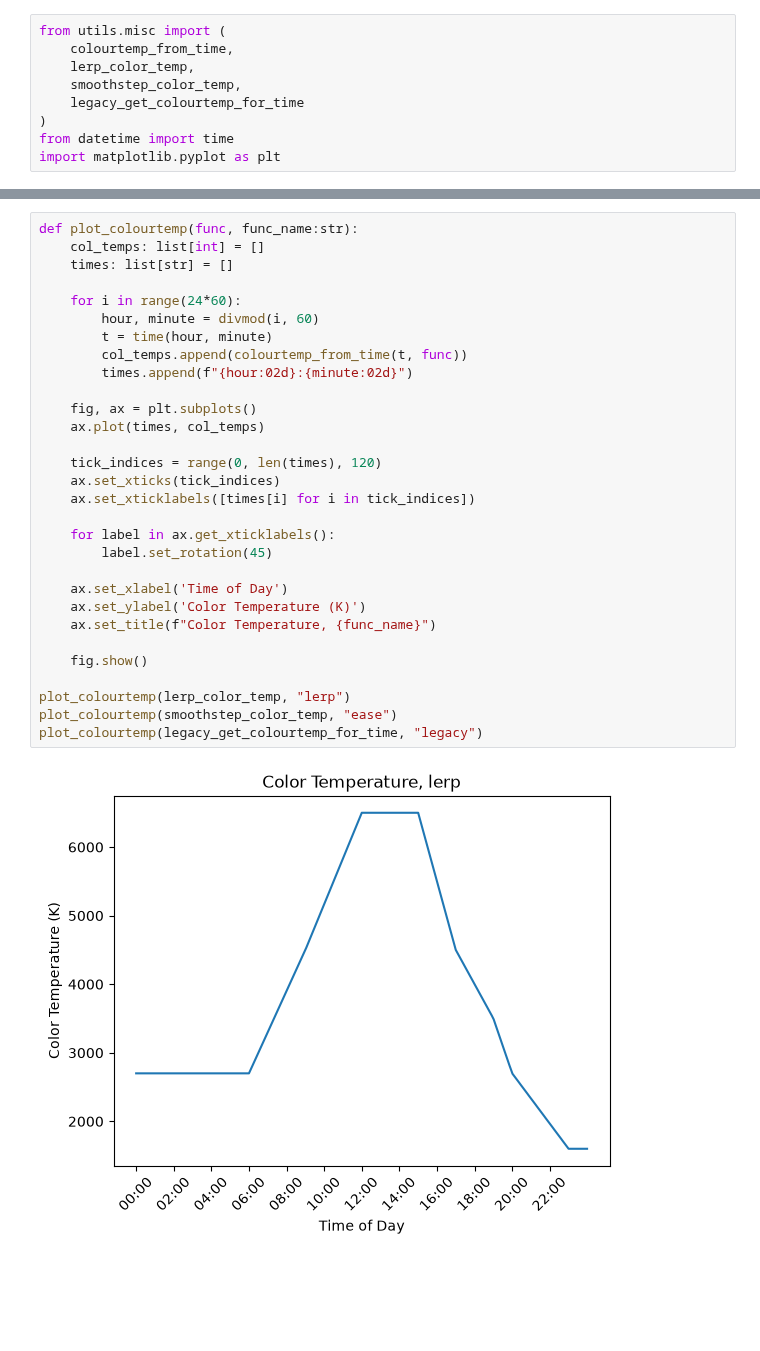
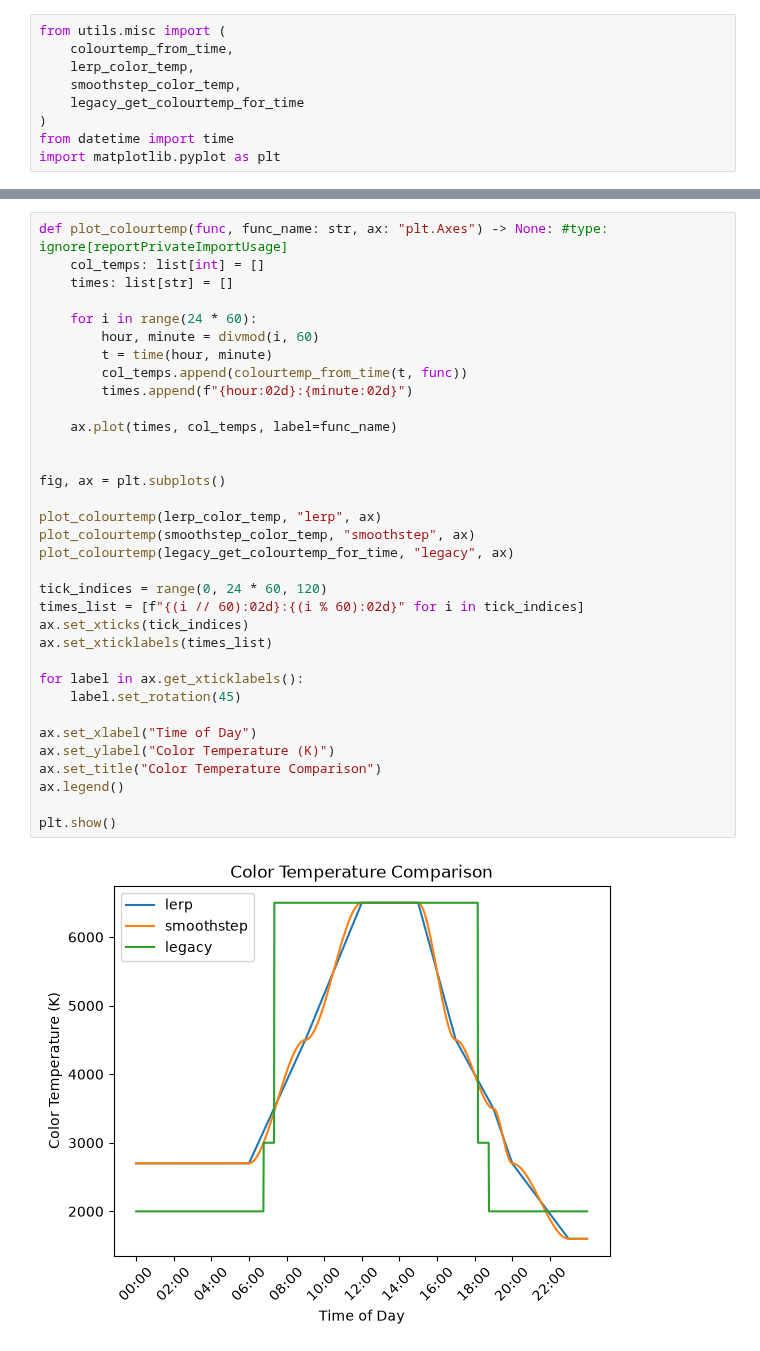
Before and after one commit to g-b-f/smart_home, a Jupyter notebook: testing.ipynb, the cells around one changed output, grey strips where cells are left out. Drawn from its saved outputs; the diff is of its cells as text; blank space fills up the shorter version.

Commit message:
combine plots on graph

```diff
--- a/testing.ipynb
+++ b/testing.ipynb
@@ -66,32 +12,36 @@ Text(0.5, 1.0, 'Color Temperature, ease')
 # %%
-def plot_colourtemp(func, func_name:str):
+def plot_colourtemp(func, func_name: str, ax: "plt.Axes") -> None: #type: ignore[reportPrivateImportUsage]
     col_temps: list[int] = []
     times: list[str] = []
 
-    for i in range(24*60):
+    for i in range(24 * 60):
         hour, minute = divmod(i, 60)
         t = time(hour, minute)
         col_temps.append(colourtemp_from_time(t, func))
         times.append(f"{hour:02d}:{minute:02d}")
 
-    fig, ax = plt.subplots()
-    ax.plot(times, col_temps)
+    ax.plot(times, col_temps, label=func_name)
 
-    tick_indices = range(0, len(times), 120)
-    ax.set_xticks(tick_indices)
-    ax.set_xticklabels([times[i] for i in tick_indices])
 
-    for label in ax.get_xticklabels():
-        label.set_rotation(45)
+fig, ax = plt.subplots()
 
-    ax.set_xlabel('Time of Day')
-    ax.set_ylabel('Color Temperature (K)')
-    ax.set_title(f"Color Temperature, {func_name}")
+plot_colourtemp(lerp_color_temp, "lerp", ax)
+plot_colourtemp(smoothstep_color_temp, "smoothstep", ax)
+plot_colourtemp(legacy_get_colourtemp_for_time, "legacy", ax)
 
-    fig.show()
+tick_indices = range(0, 24 * 60, 120)
+times_list = [f"{(i // 60):02d}:{(i % 60):02d}" for i in tick_indices]
+ax.set_xticks(tick_indices)
+ax.set_xticklabels(times_list)
 
-plot_colourtemp(lerp_color_temp, "lerp")
-plot_colourtemp(smoothstep_color_temp, "ease")
-plot_colourtemp(legacy_get_colourtemp_for_time, "legacy")
+for label in ax.get_xticklabels():
+    label.set_rotation(45)
+
+ax.set_xlabel("Time of Day")
+ax.set_ylabel("Color Temperature (K)")
+ax.set_title("Color Temperature Comparison")
+ax.legend()
+
+plt.show()
 # %% [output]
-[figure, old version]
+[figure, new version]
```
Also changed, not shown: parts of 3 cells of this notebook.
